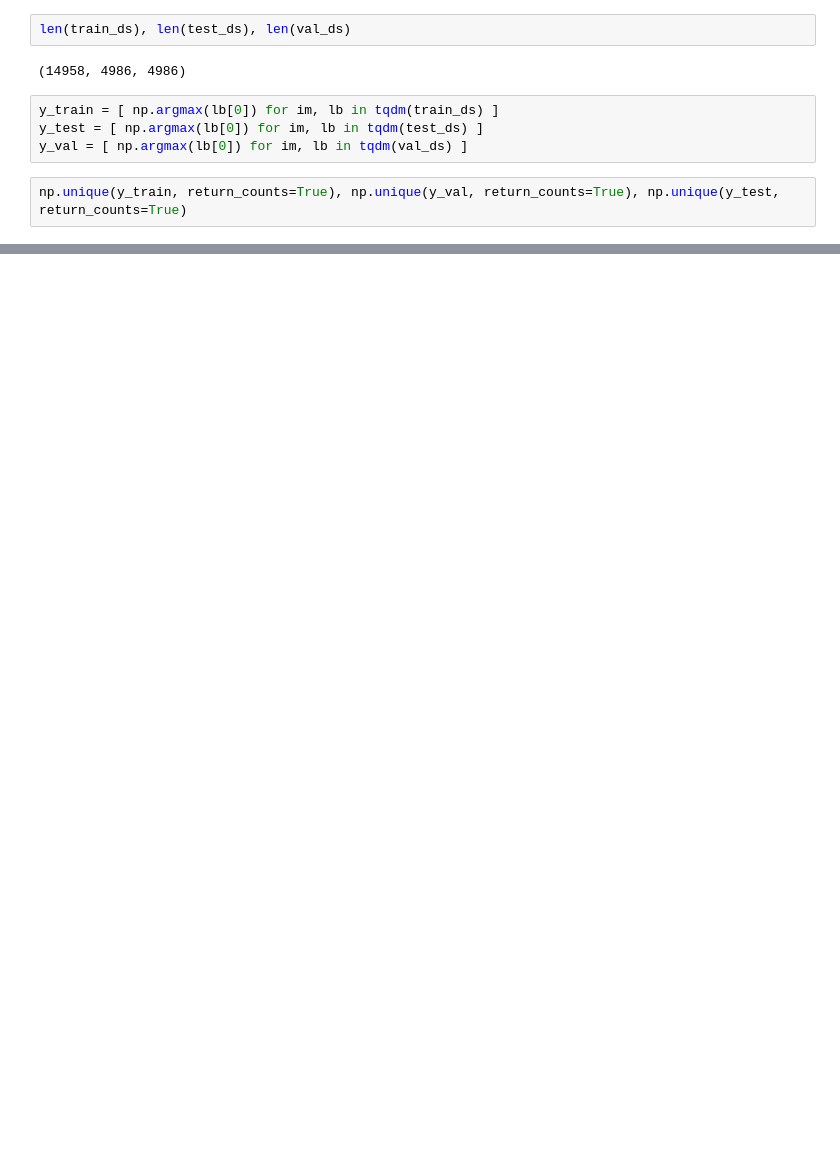
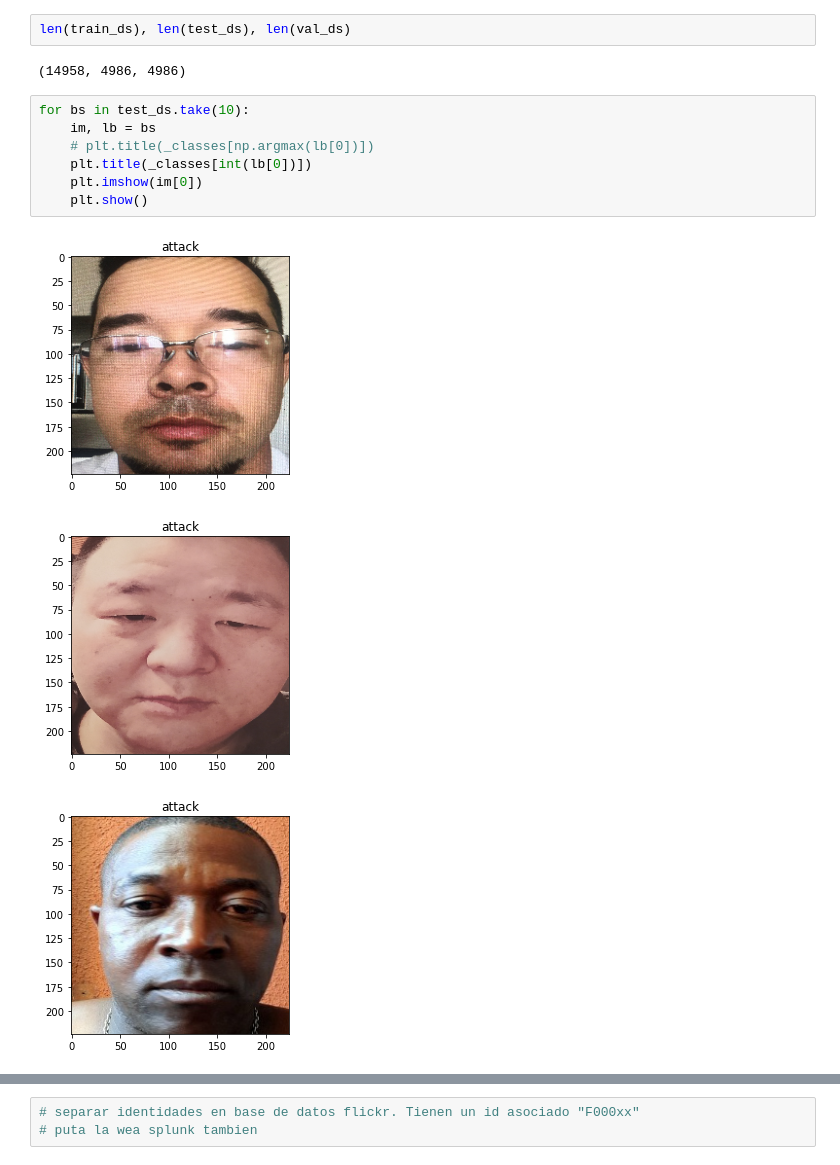
Before and after one commit to Choapinus/thesis-msc-2022, a Jupyter notebook: notebooks/data_loader.ipynb, the cells around one changed output, grey strips where cells are left out. Drawn from its saved outputs; the diff is of its cells as text; blank space fills up the shorter version.

```diff
--- a/notebooks/data_loader.ipynb
+++ b/notebooks/data_loader.ipynb
@@ -149,9 +171,14 @@ train_ds, val_ds, test_ds = load_dataset(db_dict=datasets, db_key='splunk', batc
 len(train_ds), len(test_ds), len(val_ds)
 # %% [output]
 (14958, 4986, 4986)
-# %%
-y_train = [ np.argmax(lb[0]) for im, lb in tqdm(train_ds) ]
-y_test = [ np.argmax(lb[0]) for im, lb in tqdm(test_ds) ]
-y_val = [ np.argmax(lb[0]) for im, lb in tqdm(val_ds) ]
-# %%
-np.unique(y_train, return_counts=True), np.unique(y_val, return_counts=True), np.unique(y_test, return_counts=True)
+# %%
+for bs in test_ds.take(10):
+    im, lb = bs
+    # plt.title(_classes[np.argmax(lb[0])])
+    plt.title(_classes[int(lb[0])])
+    plt.imshow(im[0])
+    plt.show()
+# %% [output]
+[figure, added]
+[figure, added]
+[figure, added]
@@ -157,0 +193,3 @@ np.unique(y_train, return_counts=True), np.unique(y_val, return_counts=True), np
+# %%
+# separar identidades en base de datos flickr. Tienen un id asociado "F000xx"
+# puta la wea splunk tambien
```
Also changed, not shown: parts of 6 cells of this notebook, 5 other files.
